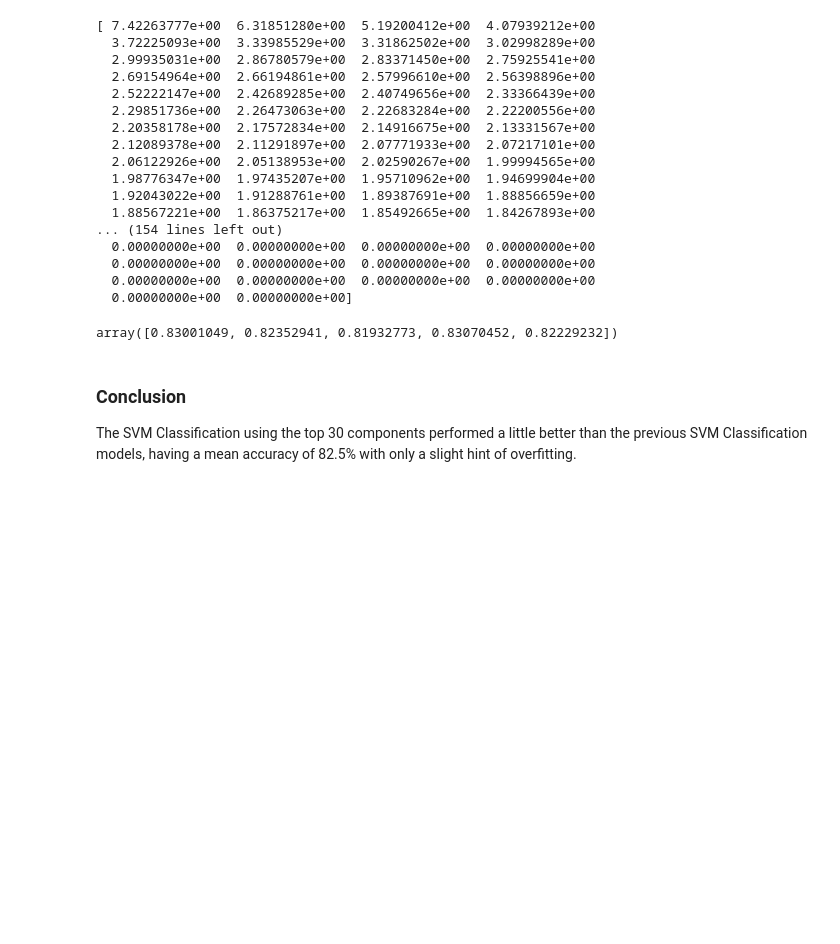
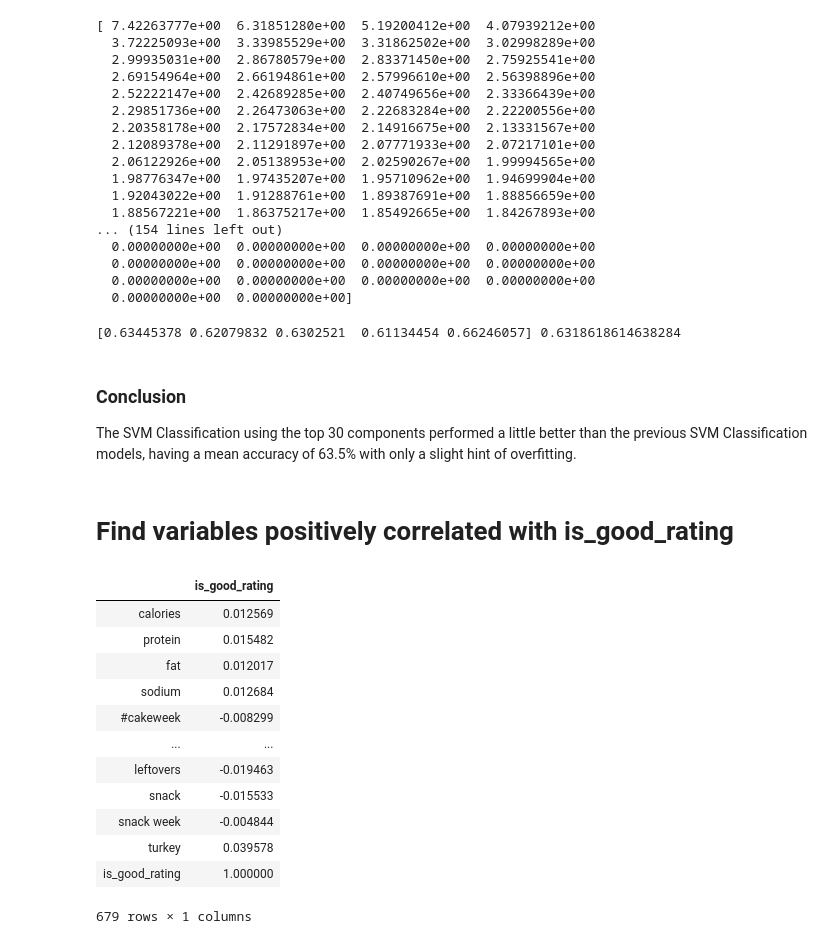
Before and after one commit to happyheppler/Thinkful-Modules-16-23, a Jupyter notebook: module21_guidedexample.ipynb, the cells around one changed output. Drawn from its saved outputs; the diff is of its cells as text; code cells hidden in the pictures; blank space fills up the shorter version.

```diff
--- a/module21_guidedexample.ipynb
+++ b/module21_guidedexample.ipynb
@@ -356,9 +414,30 @@ principal_df = pd.DataFrame(data=principal_components)
 svc = SVC()
 
 # Score with cross validation
-cross_val_score(svc, principal_df, Y, cv=5)
+print(cross_val_score(svc, principal_df, Y, cv=5),
+      cross_val_score(svc, principal_df, Y, cv=5).mean())
 # %% [output]
-array([0.83001049, 0.82352941, 0.81932773, 0.83070452, 0.82229232])
+[0.63445378 0.62079832 0.6302521  0.61134454 0.66246057] 0.6318618614638284
 # %% [markdown]
 ### Conclusion
-The SVM Classification using the top 30 components performed a little better than the previous SVM Classification models, having a mean accuracy of 82.5% with only a slight hint of overfitting.
+The SVM Classification using the top 30 components performed a little better than the previous SVM Classification models, having a mean accuracy of 63.5% with only a slight hint of overfitting.
+# %% [markdown]
+# Find variables positively correlated with is_good_rating
+# %%
+# Create dataframe with correlation between 'is_good_rating' and all other variables
+corr_df = pd.DataFrame(raw_data.drop(['rating'], 1).corr()['is_good_rating'])
+corr_df
+# %% [output]
+|  | is_good_rating |
+| calories | 0.012569 |
+| protein | 0.015482 |
+| fat | 0.012017 |
+| sodium | 0.012684 |
+| #cakeweek | -0.008299 |
+| ... | ... |
+| leftovers | -0.019463 |
+| snack | -0.015533 |
+| snack week | -0.004844 |
+| turkey | 0.039578 |
+| is_good_rating | 1.000000 |
+679 rows × 1 columns
```
Also changed, not shown: parts of 19 cells of this notebook.
